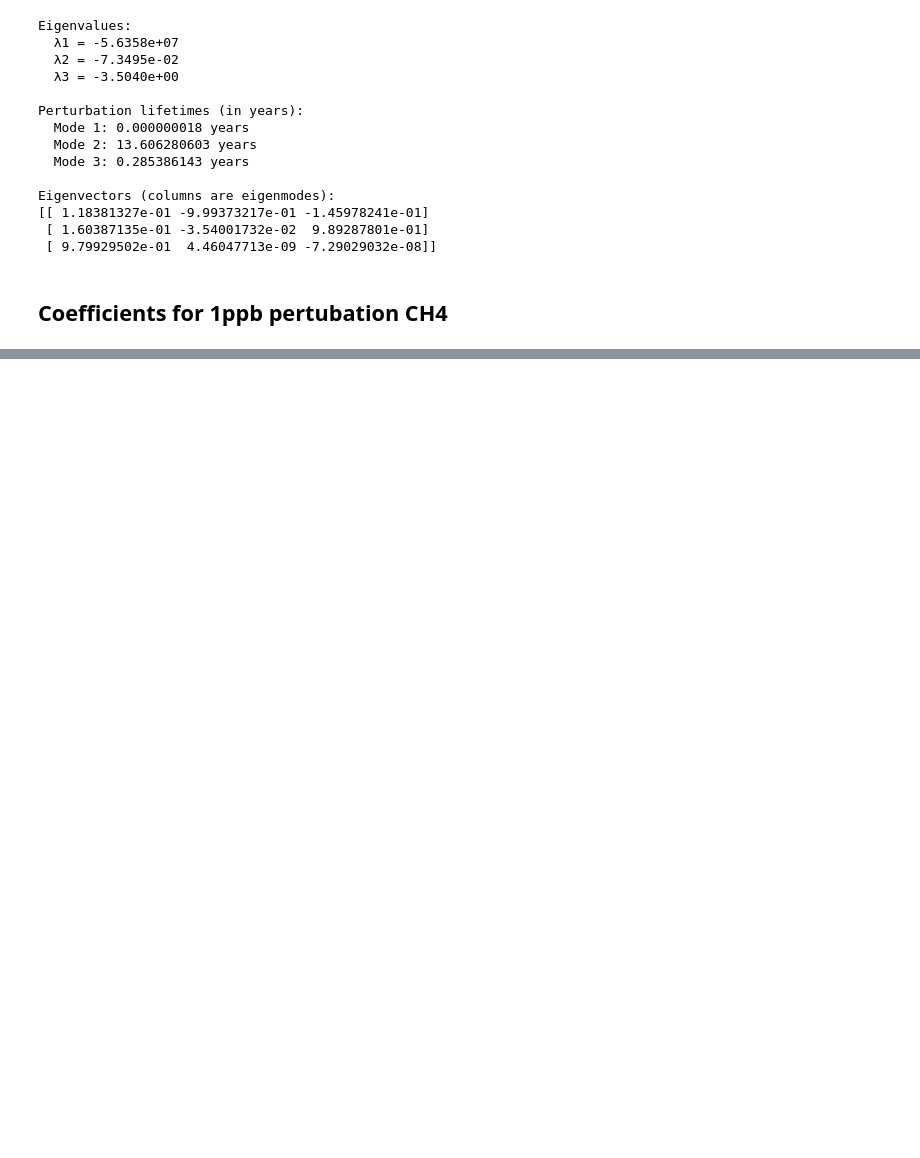
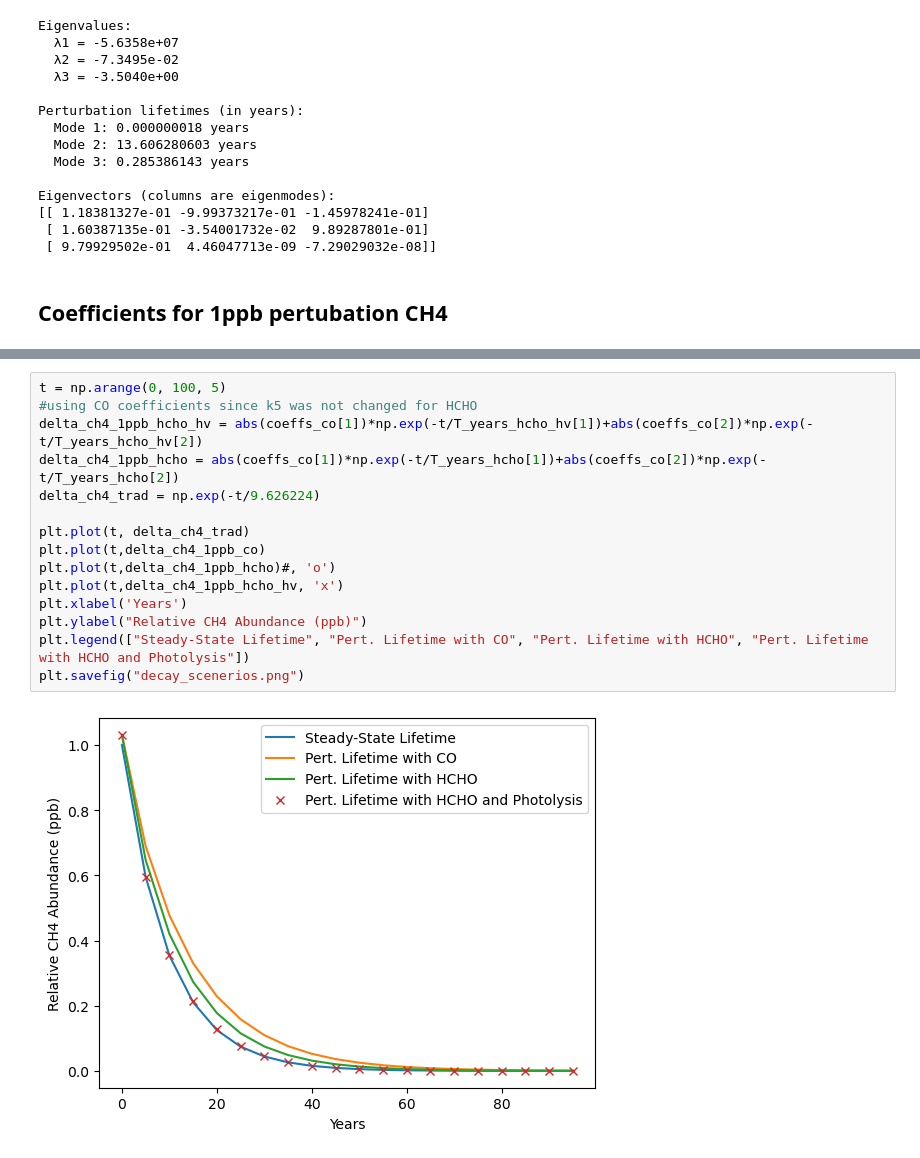
Before and after one commit to betsymfarris/CU_share, a Jupyter notebook: prather_2007_explained.ipynb, the cells around one changed output, grey strips where cells are left out. Saved outputs shown, nothing was run; the diff lists cells and outputs as text; blank space fills up the shorter version.

```diff
--- a/prather_2007_explained.ipynb
+++ b/prather_2007_explained.ipynb
@@ -162,0 +394,17 @@ Negative Inverse of Diagonal of Jacobian (∂(d[species]/dt)/∂[same species]):
+# %%
+t = np.arange(0, 100, 5)
+#using CO coefficients since k5 was not changed for HCHO
+delta_ch4_1ppb_hcho_hv = abs(coeffs_co[1])*np.exp(-t/T_years_hcho_hv[1])+abs(coeffs_co[2])*np.exp(-t/T_years_hcho_hv[2])
+delta_ch4_1ppb_hcho = abs(coeffs_co[1])*np.exp(-t/T_years_hcho[1])+abs(coeffs_co[2])*np.exp(-t/T_years_hcho[2])
+delta_ch4_trad = np.exp(-t/9.626224)
+
+plt.plot(t, delta_ch4_trad)
+plt.plot(t,delta_ch4_1ppb_co)
+plt.plot(t,delta_ch4_1ppb_hcho)#, 'o')
+plt.plot(t,delta_ch4_1ppb_hcho_hv, 'x')
+plt.xlabel('Years')
+plt.ylabel("Relative CH4 Abundance (ppb)")
+plt.legend(["Steady-State Lifetime", "Pert. Lifetime with CO", "Pert. Lifetime with HCHO", "Pert. Lifetime with HCHO and Photolysis"])
+plt.savefig("decay_scenerios.png")
+# %% [output]
+[figure, added]
```
Also changed, not shown: parts of 12 cells of this notebook.
